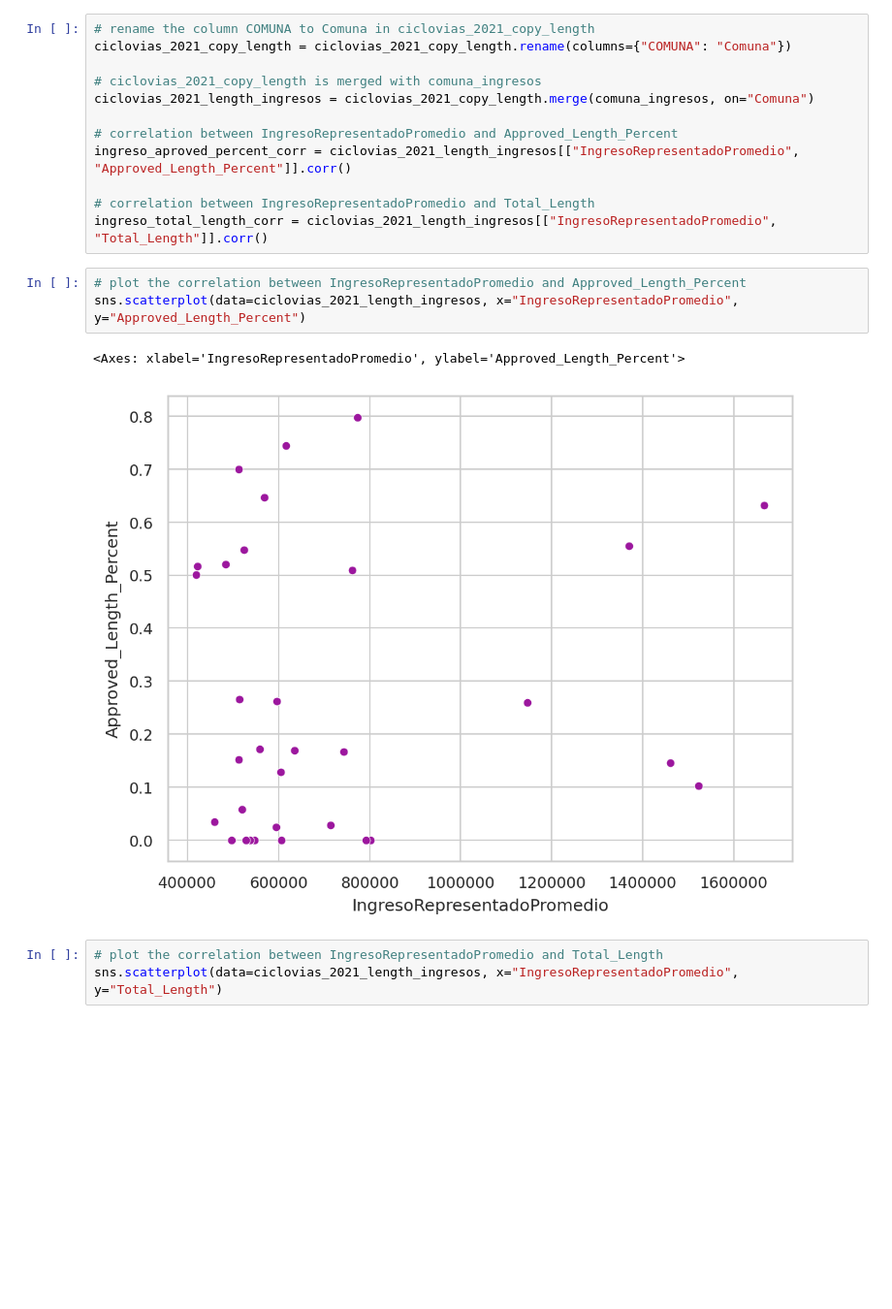
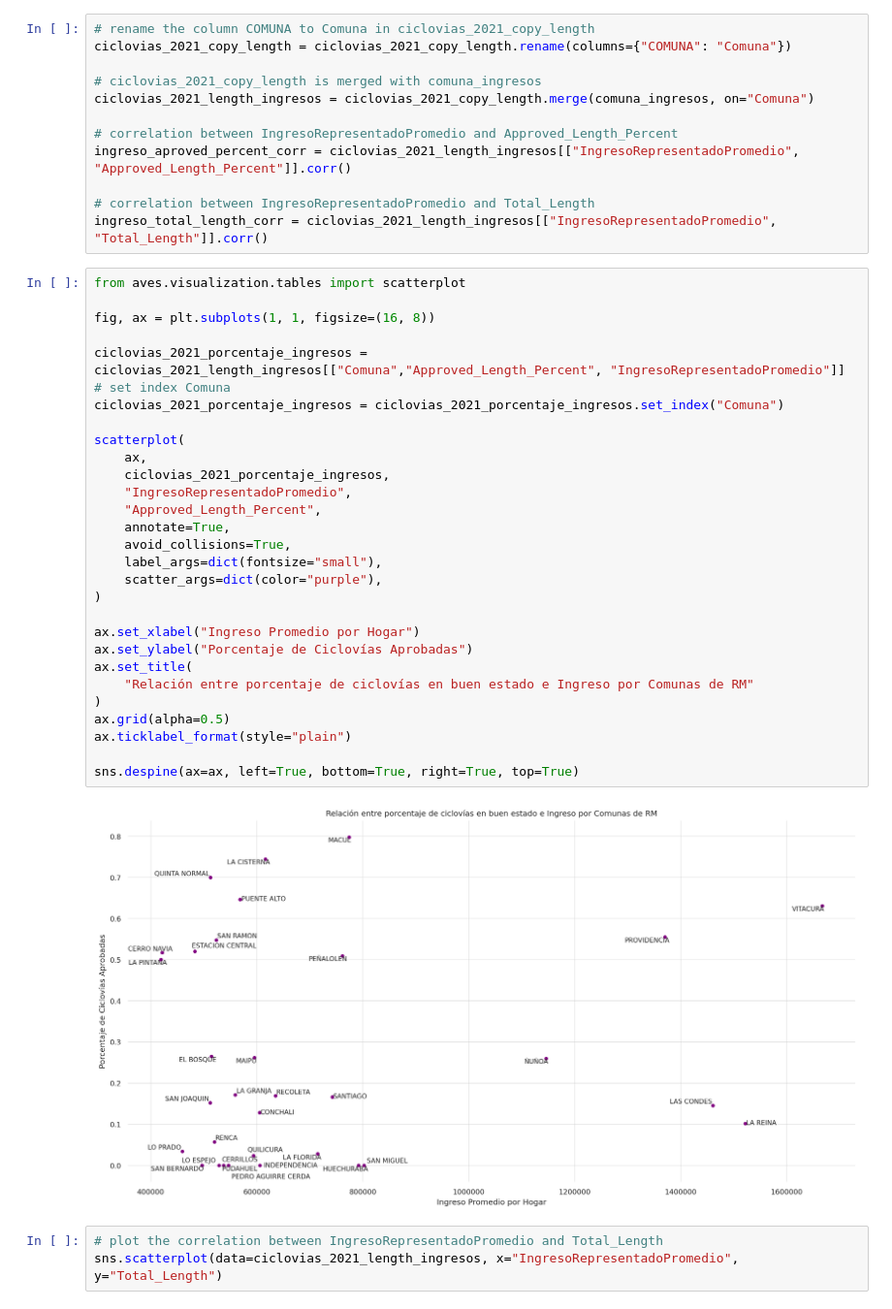
Before and after one commit to IgnacioTorr/aves, a Jupyter notebook: notebooks/vis-course/2024-otoño/Hito_copy.ipynb, the cells around one changed output. Shown at 97% size. Saved outputs shown, nothing was run; the diff lists cells and outputs as text; blank space fills up the shorter version.

Commit message:
graph with ingresos and percentage aproved is done

```diff
--- a/notebooks/vis-course/2024-otoño/Hito_copy.ipynb
+++ b/notebooks/vis-course/2024-otoño/Hito_copy.ipynb
@@ -393,12 +393,37 @@ ingreso_aproved_percent_corr = ciclovias_2021_length_ingresos[["IngresoRepresent
 
 # correlation between IngresoRepresentadoPromedio and Total_Length
 ingreso_total_length_corr = ciclovias_2021_length_ingresos[["IngresoRepresentadoPromedio", "Total_Length"]].corr()
-# %%
-# plot the correlation between IngresoRepresentadoPromedio and Approved_Length_Percent
-sns.scatterplot(data=ciclovias_2021_length_ingresos, x="IngresoRepresentadoPromedio", y="Approved_Length_Percent")
-# %% [output]
-<Axes: xlabel='IngresoRepresentadoPromedio', ylabel='Approved_Length_Percent'>
-[figure, removed]
+# %%
+from aves.visualization.tables import scatterplot
+
+fig, ax = plt.subplots(1, 1, figsize=(16, 8))
+
+ciclovias_2021_porcentaje_ingresos = ciclovias_2021_length_ingresos[["Comuna","Approved_Length_Percent", "IngresoRepresentadoPromedio"]]
+# set index Comuna
+ciclovias_2021_porcentaje_ingresos = ciclovias_2021_porcentaje_ingresos.set_index("Comuna")
+
+scatterplot(
+    ax,
+    ciclovias_2021_porcentaje_ingresos,
+    "IngresoRepresentadoPromedio",
+    "Approved_Length_Percent",
+    annotate=True,
+    avoid_collisions=True,
+    label_args=dict(fontsize="small"),
+    scatter_args=dict(color="purple"),
+)
+
+ax.set_xlabel("Ingreso Promedio por Hogar")
+ax.set_ylabel("Porcentaje de Ciclovías Aprobadas")
+ax.set_title(
+    "Relación entre porcentaje de ciclovías en buen estado e Ingreso por Comunas de RM"
+)
+ax.grid(alpha=0.5)
+ax.ticklabel_format(style="plain")
+
+sns.despine(ax=ax, left=True, bottom=True, right=True, top=True)
+# %% [output]
+[figure, added]
 # %%
 # plot the correlation between IngresoRepresentadoPromedio and Total_Length
 sns.scatterplot(data=ciclovias_2021_length_ingresos, x="IngresoRepresentadoPromedio", y="Total_Length")
```
